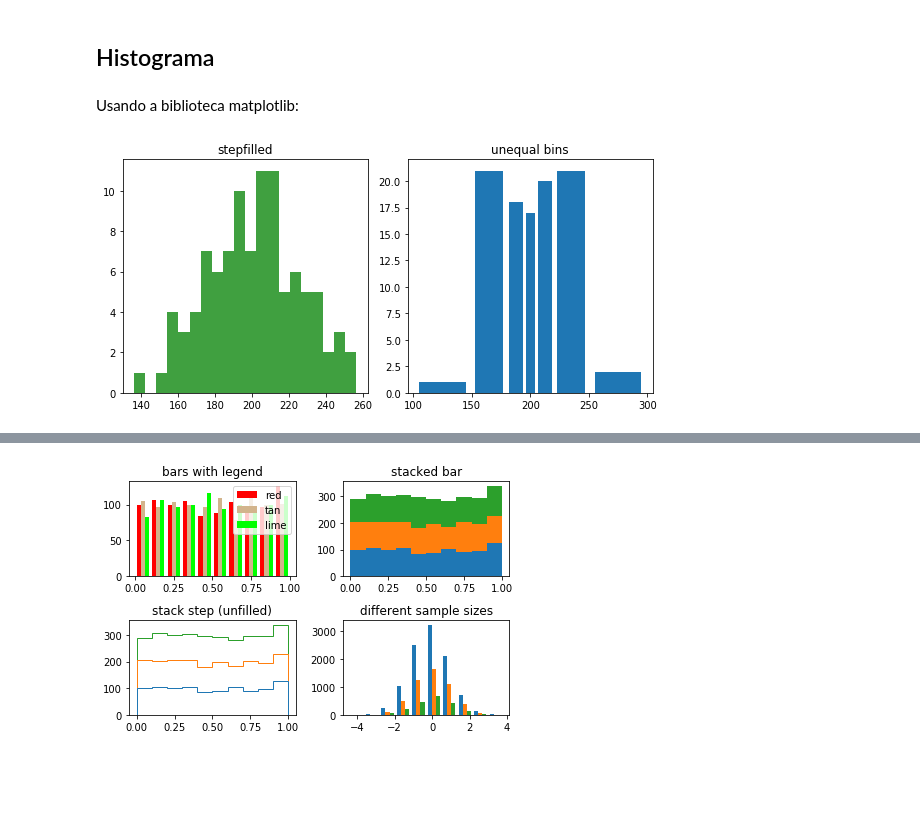
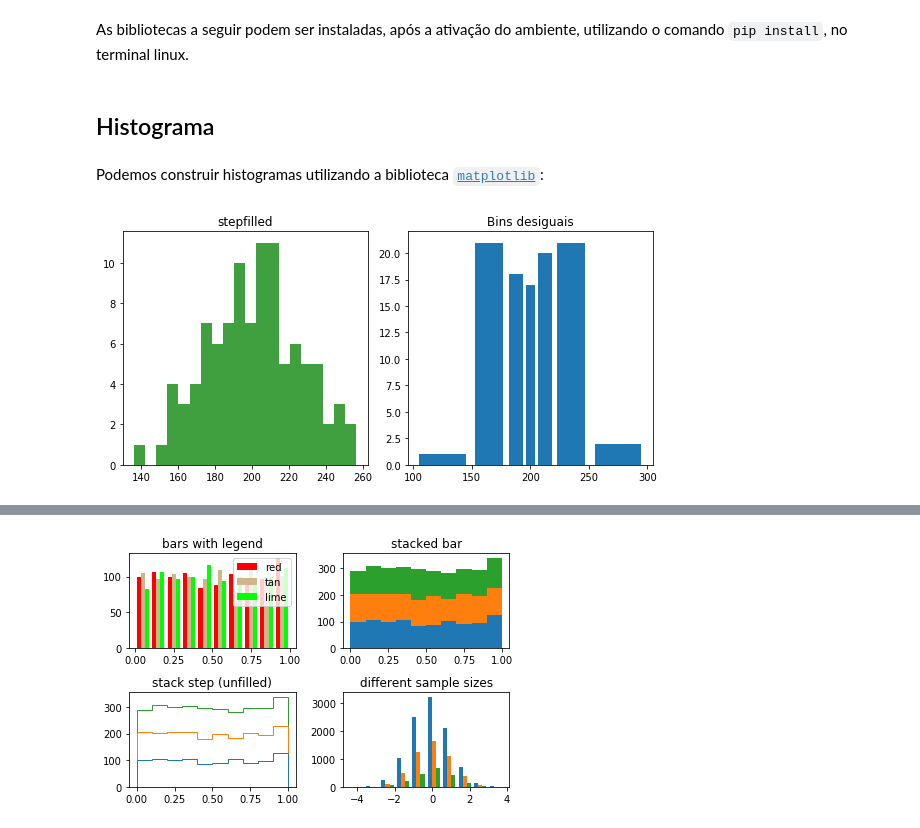
Before and after one commit to marcielbp/Statistics-and-Probability, a Jupyter notebook: python/notebooks/praticas/pr02.ipynb, the cells around one changed output, grey strips where cells are left out. Saved outputs shown, nothing was run; the diff lists cells and outputs as text; code cells hidden in the pictures; blank space fills up the shorter version.

```diff
--- a/python/notebooks/praticas/pr02.ipynb
+++ b/python/notebooks/praticas/pr02.ipynb
@@ -3,3 +16,5 @@
+# %% [markdown]
+As bibliotecas a seguir podem ser instaladas, após a ativação do ambiente, utilizando o comando `pip install`, no terminal linux.
 # %%
 import matplotlib.pyplot as plt
 import altair as alt
@@ -8,25 +23,25 @@ import random
 import pandas as pd
 # %% [markdown]
 ## Histograma
-# %% [markdown]
-Usando a biblioteca matplotlib:
+# %% [markdown]
+Podemos construir histogramas utilizando a biblioteca [`matplotlib`](https://matplotlib.org/contents.html):
 # %%
 np.random.seed(0)
 
 mu = 200
 sigma = 25
 x = np.random.normal(mu, sigma, size=100)
 
 fig, (ax0, ax1) = plt.subplots(ncols=2, figsize=(8, 4))
 
 ax0.hist(x, 20, histtype='stepfilled', facecolor='g', alpha=0.75)
 ax0.set_title('stepfilled')
 # Create a histogram by providing the bin edges (unequally spaced).
 bins = [100, 150, 180, 195, 205, 220, 250, 300]
 ax1.hist(x, bins, histtype='bar', rwidth=0.8)
-ax1.set_title('unequal bins')
+ax1.set_title('Bins desiguais')
 
 fig.tight_layout()
 plt.show()
 # %% [output]
-[figure, old version]
+[figure, new version]
```
Also changed, not shown: parts of 6 cells of this notebook, 4 other files.
